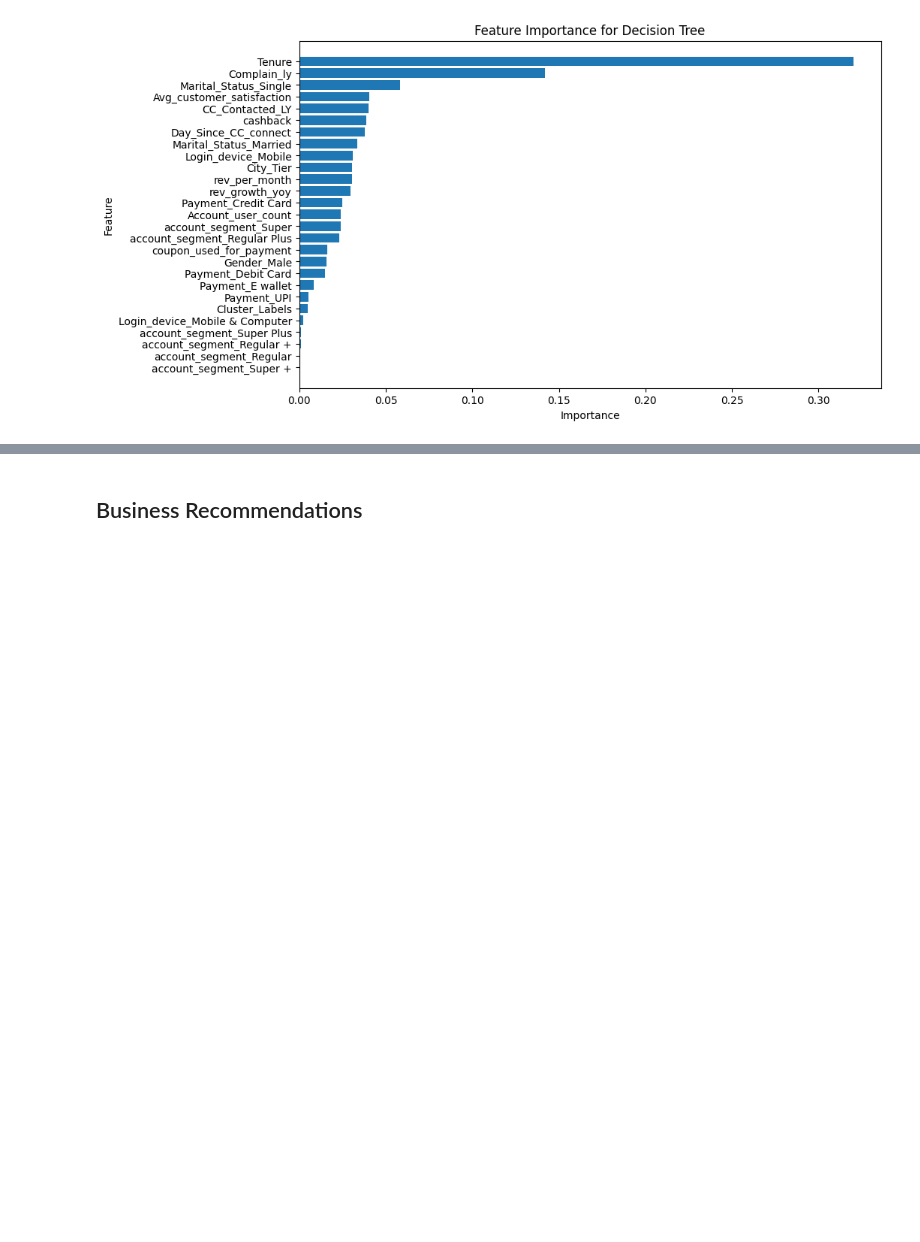
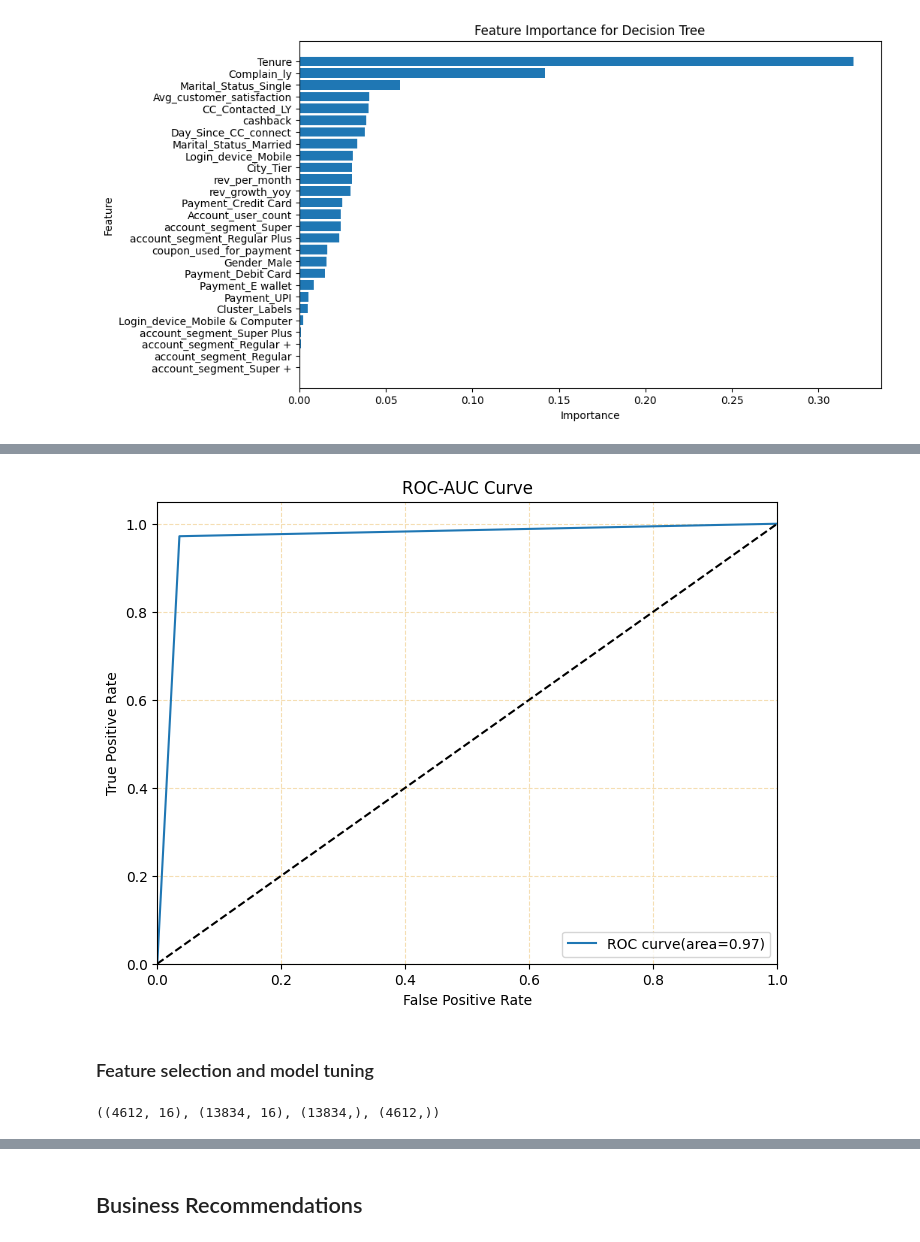
Before and after one commit to avikumart/Customer-Churn-Prediction, a Jupyter notebook: customer-churn-prediction-modeling.ipynb, the cells around one changed output, grey strips where cells are left out. Cells and saved outputs as stored; diff of their text form; code cells hidden in the pictures; blank space fills up the shorter version.

```diff
--- a/customer-churn-prediction-modeling.ipynb
+++ b/customer-churn-prediction-modeling.ipynb
@@ -1116,0 +1156,42 @@ plt.show()
+# %%
+# plotting roc-auc curve
+def draw_roc(actual, proba):
+    fpr, tpr, thresholds = roc_curve(actual, proba,drop_intermediate=False)
+    auc_score = roc_auc_score(actual, proba)
+    # plot the curve
+    plt.figure(figsize=(8,6))
+    plt.plot(fpr, tpr, label="ROC curve(area={})".format(round(auc_score,2)))
+    plt.plot([0,1],[0,1], 'k--')
+    plt.xlim([0.0,1.0])
+    plt.ylim([0.0,1.05])
+    plt.xlabel("False Positive Rate")
+    plt.ylabel("True Positive Rate")
+    plt.grid(visible=True, color='wheat', linestyle='--')
+    plt.legend(loc="lower right")
+    plt.title("ROC-AUC Curve")
+    plt.show()
+    return fpr, tpr, thresholds
+# %%
+fpr, tpr, thresholds = draw_roc(y_test,y_pred)
+# %% [output]
+[figure, added]
+# %% [markdown]
+### Feature selection and model tuning
+# %%
+# modeling using updated params and imp features
+Imp_cols = feature_importance_df[feature_importance_df['Importance'] > 0.02]['Feature'].to_list()
+X_new = X_n[Imp_cols]
+
+# standardization of train and test dataset to avoid data leakage
+X_trn, X_tst, y_trn, y_tst = train_test_split(X_new, y_n,
+                                              train_size=0.75,
+                                              random_state=42)
+
+# standarad scaler for
+scaler = StandardScaler()
+scaler.fit(X_trn)
+X_trn= scaler.transform(X_trn)
+X_tst= scaler.transform(X_tst)
+X_tst.shape, X_trn.shape, y_trn.shape, y_tst.shape
+# %% [output]
+((4612, 16), (13834, 16), (13834,), (4612,))
```
Also changed, not shown: parts of 19 cells of this notebook.
